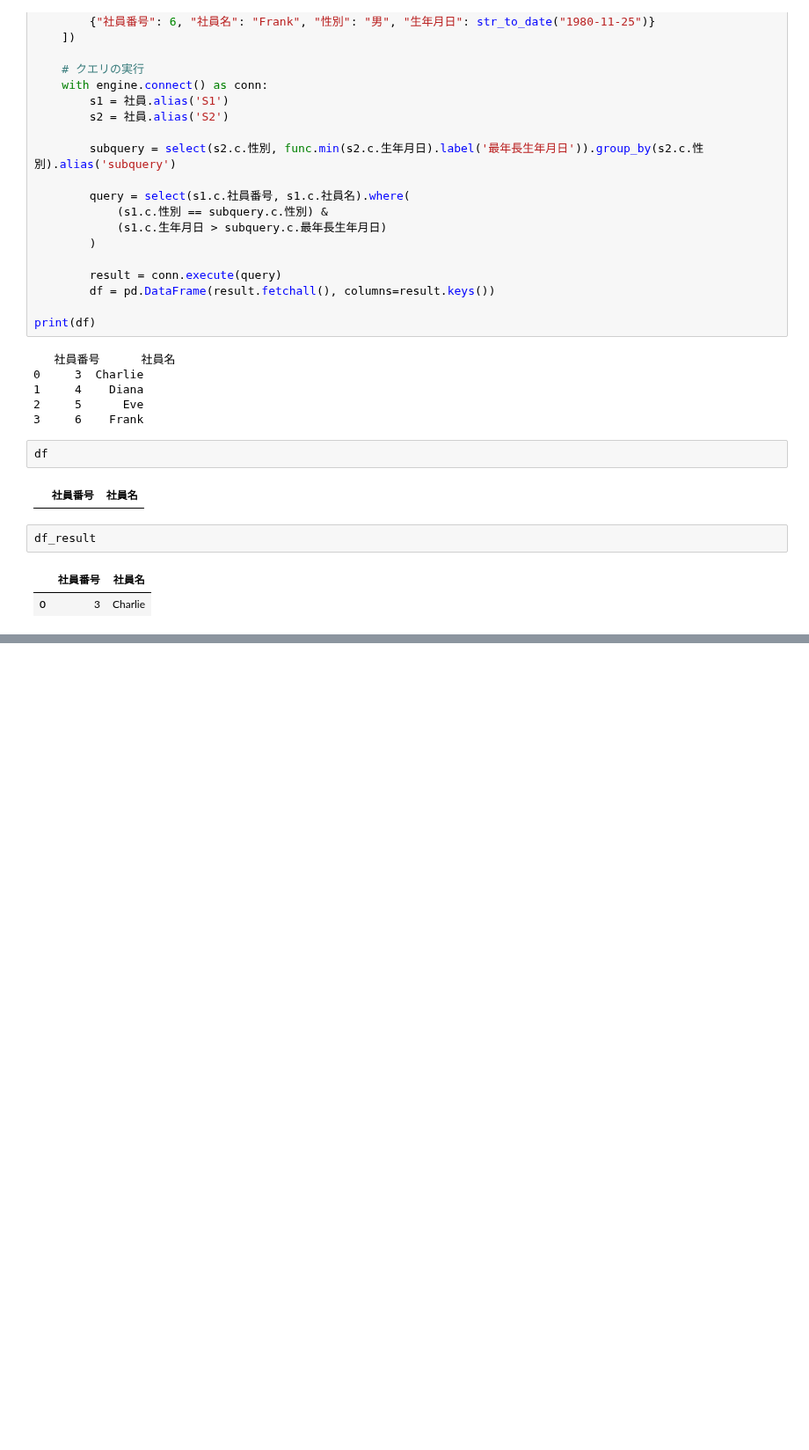
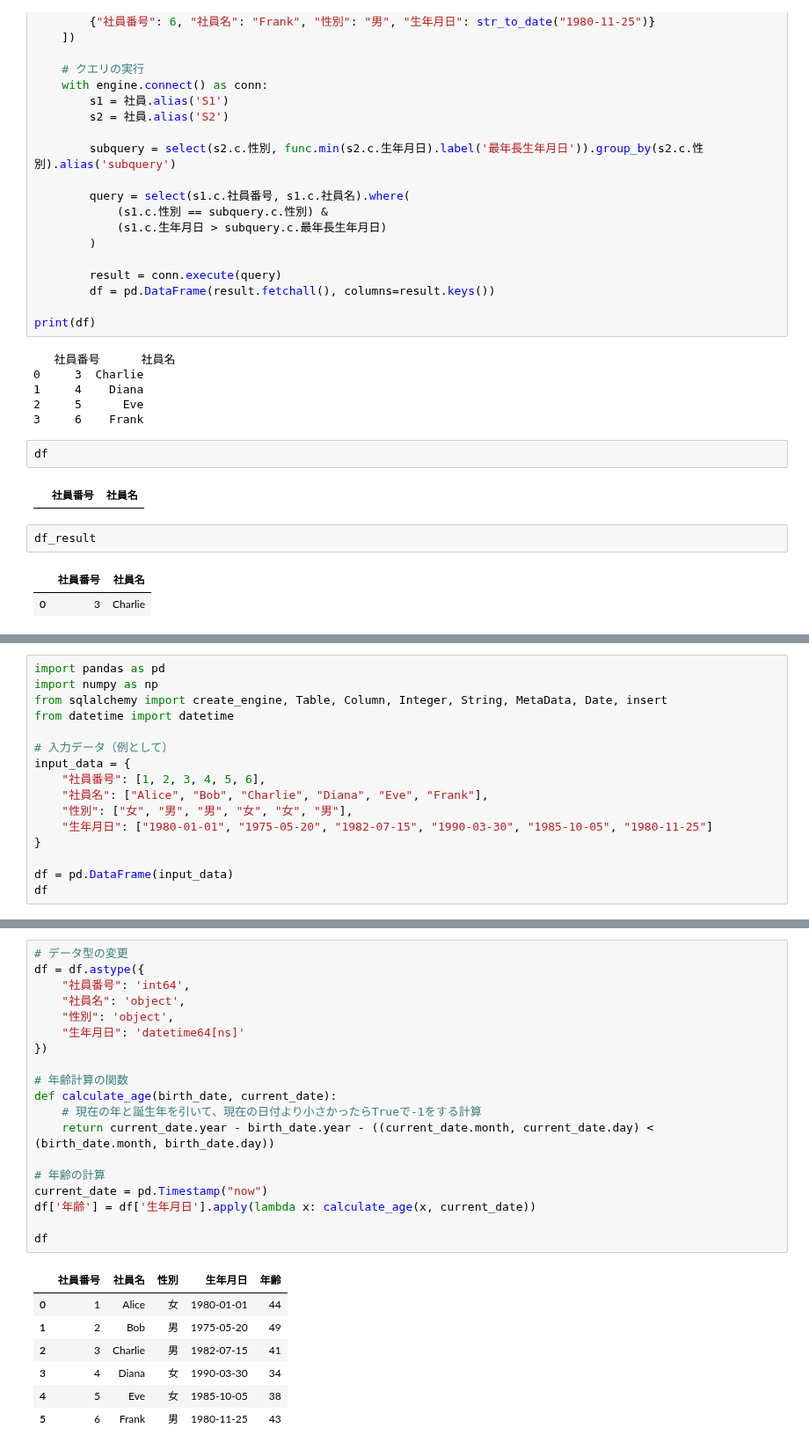
Before and after one commit to phonon-py/DatabaseSpecialistStudy, a Jupyter notebook: main_v2.ipynb, the cells around one changed output, grey strips where cells are left out. Shown at 88% size. Cells and saved outputs as stored; diff of their text form; blank space fills up the shorter version.

```diff
--- a/main_v2.ipynb
+++ b/main_v2.ipynb
@@ -1430,0 +1501,16 @@ df_result
+# %%
+import pandas as pd
+import numpy as np
+from sqlalchemy import create_engine, Table, Column, Integer, String, MetaData, Date, insert
+from datetime import datetime
+
+# 入力データ（例として）
+input_data = {
+    "社員番号": [1, 2, 3, 4, 5, 6],
+    "社員名": ["Alice", "Bob", "Charlie", "Diana", "Eve", "Frank"],
+    "性別": ["女", "男", "男", "女", "女", "男"],
+    "生年月日": ["1980-01-01", "1975-05-20", "1982-07-15", "1990-03-30", "1985-10-05", "1980-11-25"]
+}
+
+df = pd.DataFrame(input_data)
+df
@@ -1430,0 +1525,27 @@ df_result
+# %%
+# データ型の変更
+df = df.astype({
+    "社員番号": 'int64',
+    "社員名": 'object',
+    "性別": 'object',
+    "生年月日": 'datetime64[ns]'
+})
+
+# 年齢計算の関数
+def calculate_age(birth_date, current_date):
+    # 現在の年と誕生年を引いて、現在の日付より小さかったらTrueで-1をする計算
+    return current_date.year - birth_date.year - ((current_date.month, current_date.day) < (birth_date.month, birth_date.day))
+
+# 年齢の計算
+current_date = pd.Timestamp("now")
+df['年齢'] = df['生年月日'].apply(lambda x: calculate_age(x, current_date))
+
+df
+# %% [output]
+|  | 社員番号 | 社員名 | 性別 | 生年月日 | 年齢 |
+| 0 | 1 | Alice | 女 | 1980-01-01 | 44 |
+| 1 | 2 | Bob | 男 | 1975-05-20 | 49 |
+| 2 | 3 | Charlie | 男 | 1982-07-15 | 41 |
+| 3 | 4 | Diana | 女 | 1990-03-30 | 34 |
+| 4 | 5 | Eve | 女 | 1985-10-05 | 38 |
+| 5 | 6 | Frank | 男 | 1980-11-25 | 43 |
```
Also changed, not shown: parts of 6 cells of this notebook.
